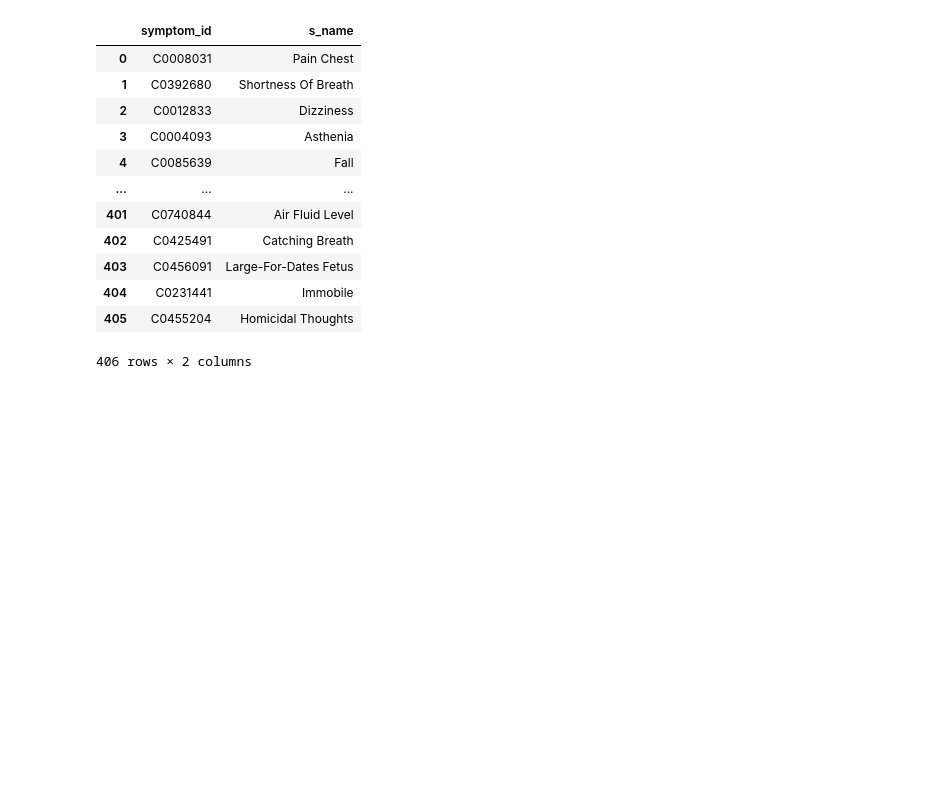
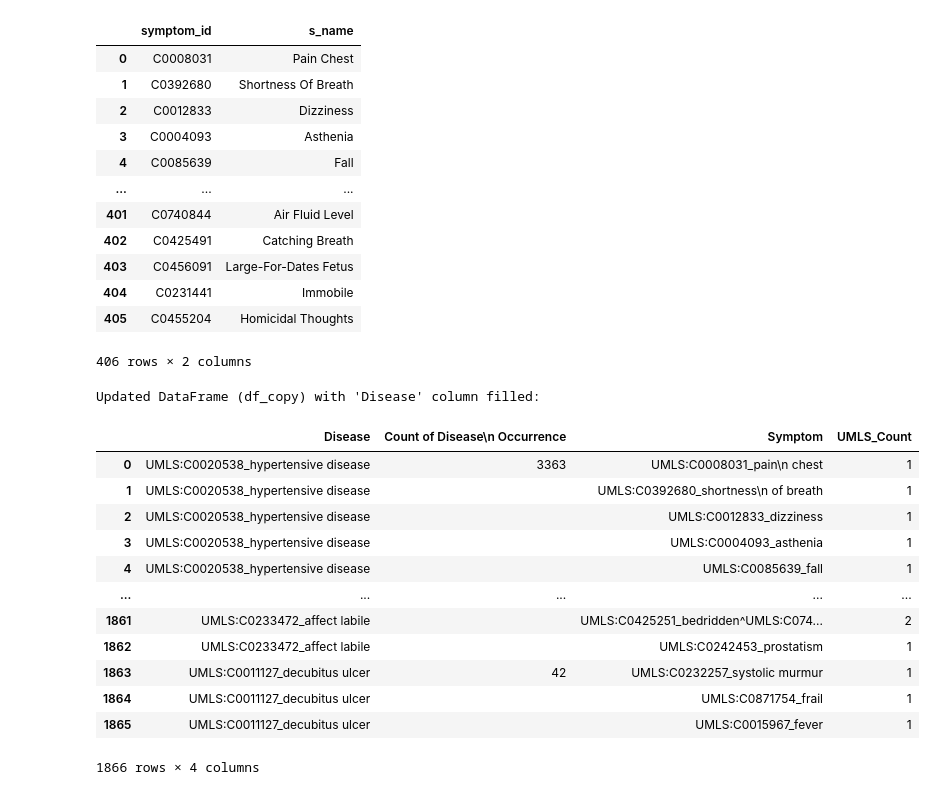
Before and after one commit to Saurabh-Lakhanpal/symptoms-analyzer, a Jupyter notebook: backend/etl.ipynb, the cells around one changed output. Saved outputs shown, nothing was run; the diff lists cells and outputs as text; code cells hidden in the pictures; blank space fills up the shorter version.

```diff
--- a/backend/etl.ipynb
+++ b/backend/etl.ipynb
@@ -376,3 +373,36 @@ Updated symptoms_df with unique symptom_id values, no nulls, s_name in title cas
 | 404 | C0231441 | Immobile |
 | 405 | C0455204 | Homicidal Thoughts |
 406 rows × 2 columns
+# %%
+# Step 1: Create a copy of the original DataFrame
+df_copy = df.copy()
+
+# Step 2: Replace different representations of empty values with actual NA
+df_copy['Disease'] = df_copy['Disease'].replace(['', 'None', 'nan'], pd.NA)
+
+# Step 3: Fill empty rows with the last valid entry
+last_valid_entry = None
+for i, disease_entry in enumerate(df_copy['Disease']):
+    if pd.notna(disease_entry):  # If the entry is valid, update last_valid_entry
+        last_valid_entry = disease_entry
+    else:  # If the entry is empty, use the last valid entry
+        df_copy.at[i, 'Disease'] = last_valid_entry
+
+# Step 4: Display the updated DataFrame
+print("\nUpdated DataFrame (df_copy) with 'Disease' column filled:")
+df_copy
+# %% [output]
+Updated DataFrame (df_copy) with 'Disease' column filled:
+|  | Disease | Count of Disease\n Occurrence | Symptom | UMLS_Count |
+| 0 | UMLS:C0020538_hypertensive disease | 3363 | UMLS:C0008031_pain\n chest | 1 |
+| 1 | UMLS:C0020538_hypertensive disease |  | UMLS:C0392680_shortness\n of breath | 1 |
+| 2 | UMLS:C0020538_hypertensive disease |  | UMLS:C0012833_dizziness | 1 |
+| 3 | UMLS:C0020538_hypertensive disease |  | UMLS:C0004093_asthenia | 1 |
+| 4 | UMLS:C0020538_hypertensive disease |  | UMLS:C0085639_fall | 1 |
+| ... | ... | ... | ... | ... |
+| 1861 | UMLS:C0233472_affect labile |  | UMLS:C0425251_bedridden^UMLS:C074... | 2 |
+| 1862 | UMLS:C0233472_affect labile |  | UMLS:C0242453_prostatism | 1 |
+| 1863 | UMLS:C0011127_decubitus ulcer | 42 | UMLS:C0232257_systolic murmur | 1 |
+| 1864 | UMLS:C0011127_decubitus ulcer |  | UMLS:C0871754_frail | 1 |
+| 1865 | UMLS:C0011127_decubitus ulcer |  | UMLS:C0015967_fever | 1 |
+1866 rows × 4 columns
```
Also changed, not shown: parts of 3 cells of this notebook, 2 other files.
